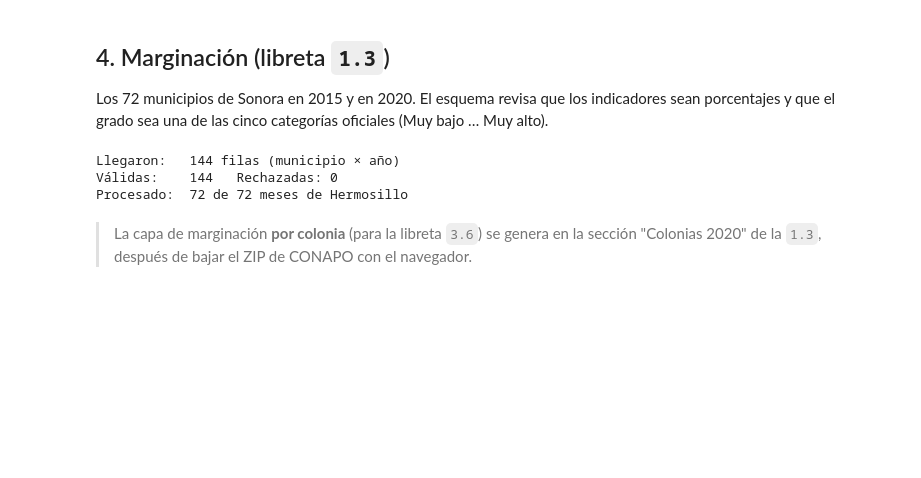
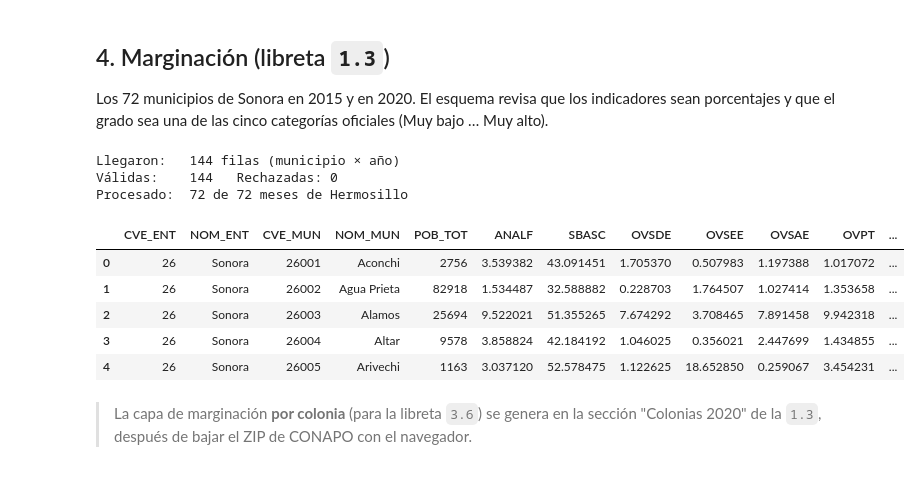
Before and after one commit to mdc-feature-engineering/sonora-health-climate-eda, a Jupyter notebook: notebooks/01_ingesta/1.6-resumen-ingesta.ipynb, the cells around one changed output. Saved outputs shown, nothing was run; the diff lists cells and outputs as text; code cells hidden in the pictures; blank space fills up the shorter version.

```diff
--- a/notebooks/01_ingesta/1.6-resumen-ingesta.ipynb
+++ b/notebooks/01_ingesta/1.6-resumen-ingesta.ipynb
@@ -110,18 +137,27 @@ categorías oficiales (Muy bajo … Muy alto).
 # %%
 marginacion = pd.concat([
     pd.read_csv(INTERIM_DATA_DIR / "marginacion" / "marginacion_municipal_2015.csv"),
     pd.read_csv(INTERIM_DATA_DIR / "marginacion" / "marginacion_municipal_2020.csv"),
 ])
 marginacion_ok, marginacion_err = validate_dataframe(marginacion, MarginacionMunicipalSchema)
 marginacion_hmo = pd.read_parquet(PROCESSED_DATA_DIR / "marginacion_hermosillo.parquet")
 
 print(f"Llegaron:   {len(marginacion)} filas (municipio × año)")
 print(f"Válidas:    {len(marginacion_ok)}   Rechazadas: {len(marginacion_err)}")
 print(f"Procesado:  {marginacion_hmo['fecha_mes'].nunique()} de 72 meses de Hermosillo")
+
+# Así quedó la tabla de ingesta que usa el procesamiento
+marginacion.head()
 # %% [output]
 Llegaron:   144 filas (municipio × año)
 Válidas:    144   Rechazadas: 0
 Procesado:  72 de 72 meses de Hermosillo
+|  | CVE_ENT | NOM_ENT | CVE_MUN | NOM_MUN | POB_TOT | ANALF | SBASC | OVSDE | OVSEE | OVSAE | OVPT | ... |
+| 0 | 26 | Sonora | 26001 | Aconchi | 2756 | 3.539382 | 43.091451 | 1.705370 | 0.507983 | 1.197388 | 1.017072 | ... |
+| 1 | 26 | Sonora | 26002 | Agua Prieta | 82918 | 1.534487 | 32.588882 | 0.228703 | 1.764507 | 1.027414 | 1.353658 | ... |
+| 2 | 26 | Sonora | 26003 | Alamos | 25694 | 9.522021 | 51.355265 | 7.674292 | 3.708465 | 7.891458 | 9.942318 | ... |
+| 3 | 26 | Sonora | 26004 | Altar | 9578 | 3.858824 | 42.184192 | 1.046025 | 0.356021 | 2.447699 | 1.434855 | ... |
+| 4 | 26 | Sonora | 26005 | Arivechi | 1163 | 3.037120 | 52.578475 | 1.122625 | 18.652850 | 0.259067 | 3.454231 | ... |
 # %% [markdown]
 > La capa de marginación **por colonia** (para la libreta `3.6`) se genera
 > en la sección "Colonias 2020" de la `1.3`, después de bajar el ZIP de
```
Also changed, not shown: parts of 6 cells of this notebook.
